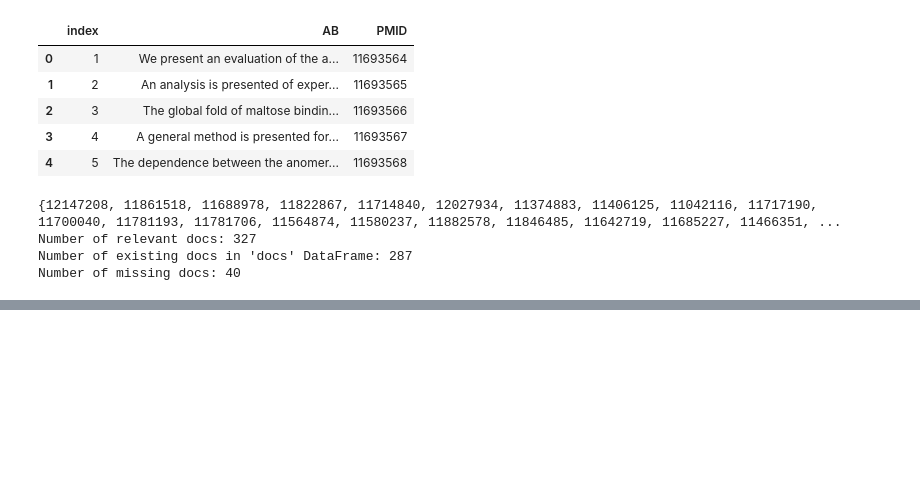
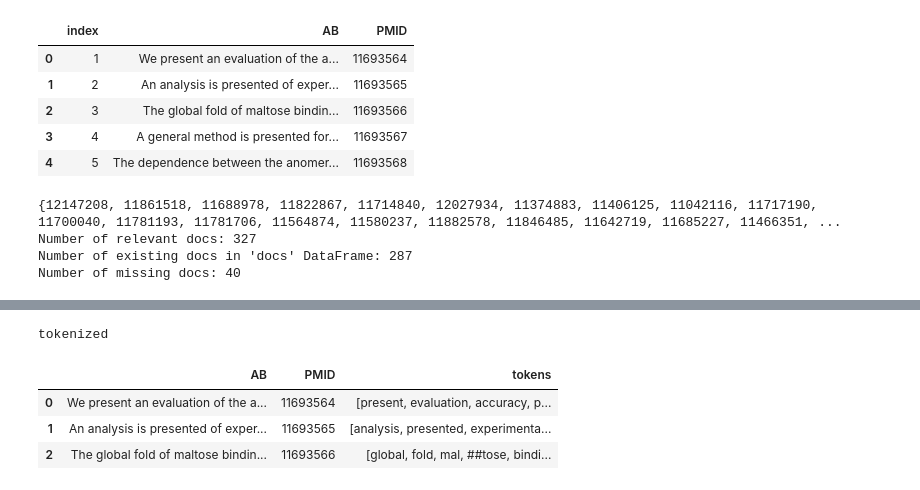
Before and after one commit to Lolya-cloud/fir-project, a Jupyter notebook: scripts/info-retrieval.ipynb, the cells around one changed output, grey strips where cells are left out. Saved outputs shown, nothing was run; the diff lists cells and outputs as text; code cells hidden in the pictures; blank space fills up the shorter version.

Commit message:
tokenization + preprocessing

```diff
--- a/scripts/info-retrieval.ipynb
+++ b/scripts/info-retrieval.ipynb
@@ -5,0 +3,13 @@ import numpy as np
+# %%
+import pandas as pd
+import numpy as np
+import re
+import nltk
+from nltk.corpus import stopwords
+from transformers import BertTokenizer
+import torch
+import os
+# no lowercasing here, as we do it ourselves later.
+tokenizer = BertTokenizer.from_pretrained("bert-base-uncased", do_lower_case=False)
+nltk.download("stopwords")
+stop_words = set(stopwords.words("english"))
@@ -181,0 +196,34 @@ KeyError: "['index'] not found in axis"
+# %%
+def preprocess_text(text, remove_stopwords=True):
+    copy = text
+    copy = copy.lower()
+    # remove punctuation
+    copy = re.sub(r"[^\w\s]", '', copy)
+    # remove double whitespaces.
+    copy = re.sub(r'\s+', ' ', copy).strip()
+
+    if remove_stopwords:
+        copy = ' '.join(w for w in copy.split() if w not in stop_words)
+    return copy
+
+def tokenize_text(text):
+    copy = tokenizer.tokenize(text)
+    return copy
+
+# copy the dataframes to not break anything when re-running some cells in the notebook.
+docs_copy = docs.copy(deep=True)
+queries_copy = queries_training.copy(deep=True)
+
+docs_copy["tokens"] = docs_copy["AB"].apply(preprocess_text)
+docs_copy["tokens"] = docs_copy["tokens"].apply(tokenize_text)
+print("tokenized")
+queries_copy["tokens"] = queries_copy["query"].apply(preprocess_text)
+queries_copy["tokens"] = queries_copy["tokens"].apply(tokenize_text)
+
+docs_copy.head(3)
+# %% [output]
+tokenized
+|  | AB | PMID | tokens |
+| 0 | We present an evaluation of the a... | 11693564 | [present, evaluation, accuracy, p... |
+| 1 | An analysis is presented of exper... | 11693565 | [analysis, presented, experimenta... |
+| 2 | The global fold of maltose bindin... | 11693566 | [global, fold, mal, ##tose, bindi... |
```
Also changed, not shown: parts of 5 cells of this notebook, 1 other file.
